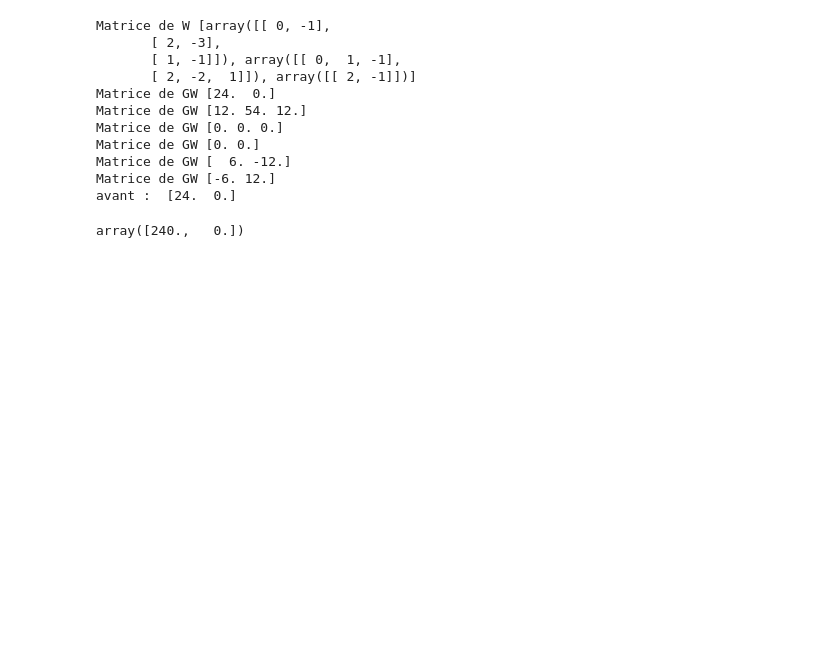
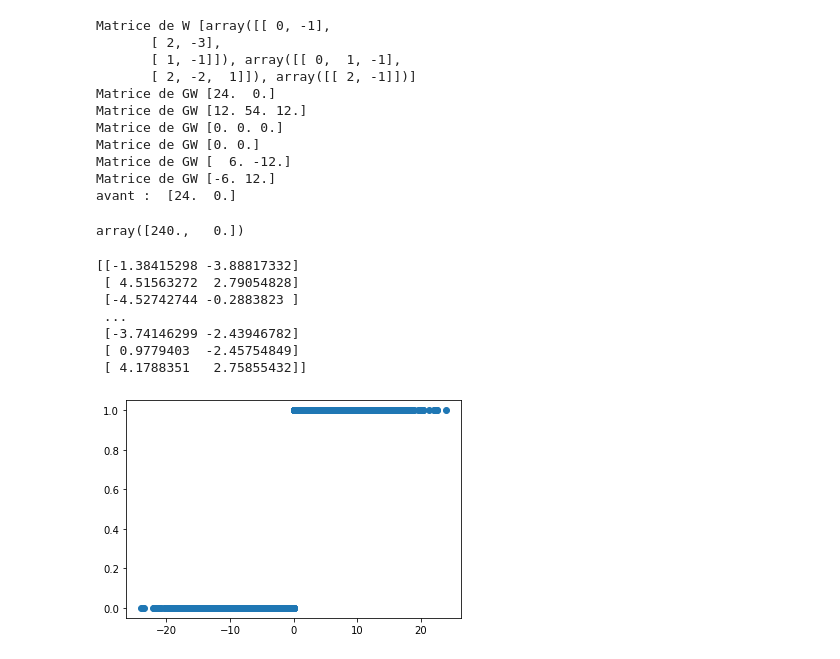
Before and after one commit to plicence/Dm, a Jupyter notebook: Untitled.ipynb, the cells around one changed output. Cells and saved outputs as stored; diff of their text form; code cells hidden in the pictures; blank space fills up the shorter version.

```diff
--- a/Untitled.ipynb
+++ b/Untitled.ipynb
@@ -288,3 +324,5 @@ while k < max_iter :
     r.pas_gradient(0.01)
     vecteur_prediction[k%r.taille] = r.prediction
     k += 1
+# %%
+xor = lambda x : 1 if x[0]*x[1] >= 0 else 0
@@ -290,0 +331,22 @@ while k < max_iter :
+# %%
+x = np.random.uniform(-5, 5, size=(1000, 2))
+y = []
+z = []
+for i in range(0,1000):
+    y.append(xor(x[i]))
+for i in range(0,1000):
+    z.append(x[i][0]*x[i][1])
+plt.scatter(z, y)
+
+r = ReseauNeurones(1000)
+r.set_data(x,y)
+print(x)
+# %% [output]
+[[-1.38415298 -3.88817332]
+ [ 4.51563272  2.79054828]
+ [-4.52742744 -0.2883823 ]
+ ...
+ [-3.74146299 -2.43946782]
+ [ 0.9779403  -2.45754849]
+ [ 4.1788351   2.75855432]]
+[figure, added]
```
Also changed, not shown: parts of 8 cells of this notebook.
